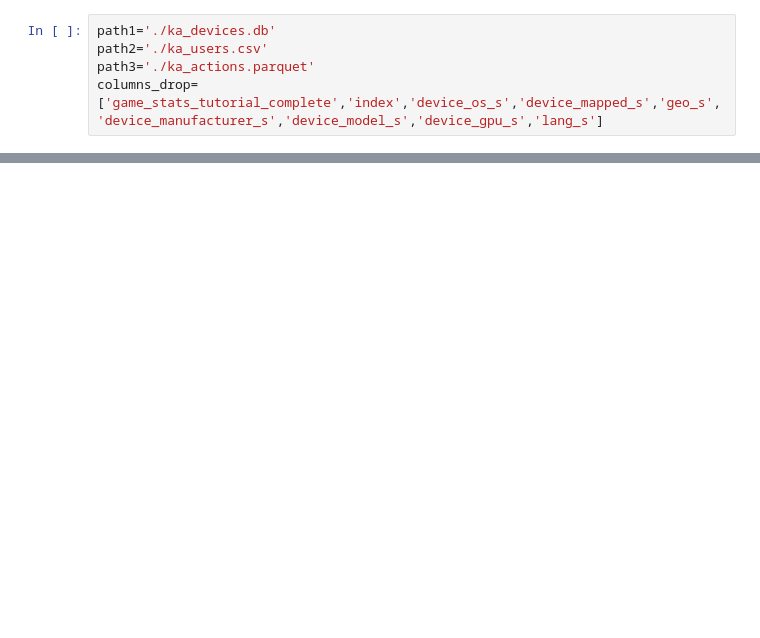
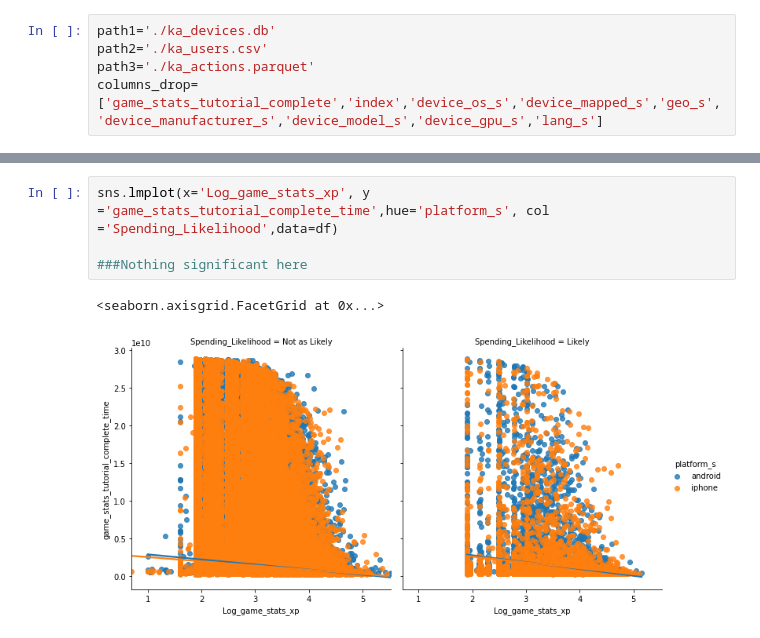
Before and after one commit to tolulope95/K_Interview, a Jupyter notebook: Data_Profile.ipynb, the cells around one changed output, grey strips where cells are left out. Drawn from its saved outputs; the diff is of its cells as text; blank space fills up the shorter version.

```diff
--- a/Data_Profile.ipynb
+++ b/Data_Profile.ipynb
@@ -115,0 +80,7 @@ Name: Log_scribe_actions, dtype: float64
+# %%
+sns.lmplot(x='Log_game_stats_xp', y ='game_stats_tutorial_complete_time',hue='platform_s', col ='Spending_Likelihood',data=df)
+
+###Nothing significant here
+# %% [output]
+<seaborn.axisgrid.FacetGrid at 0x...>
+[figure, added]
```
Also changed, not shown: parts of 39 cells of this notebook, 4 other files.
